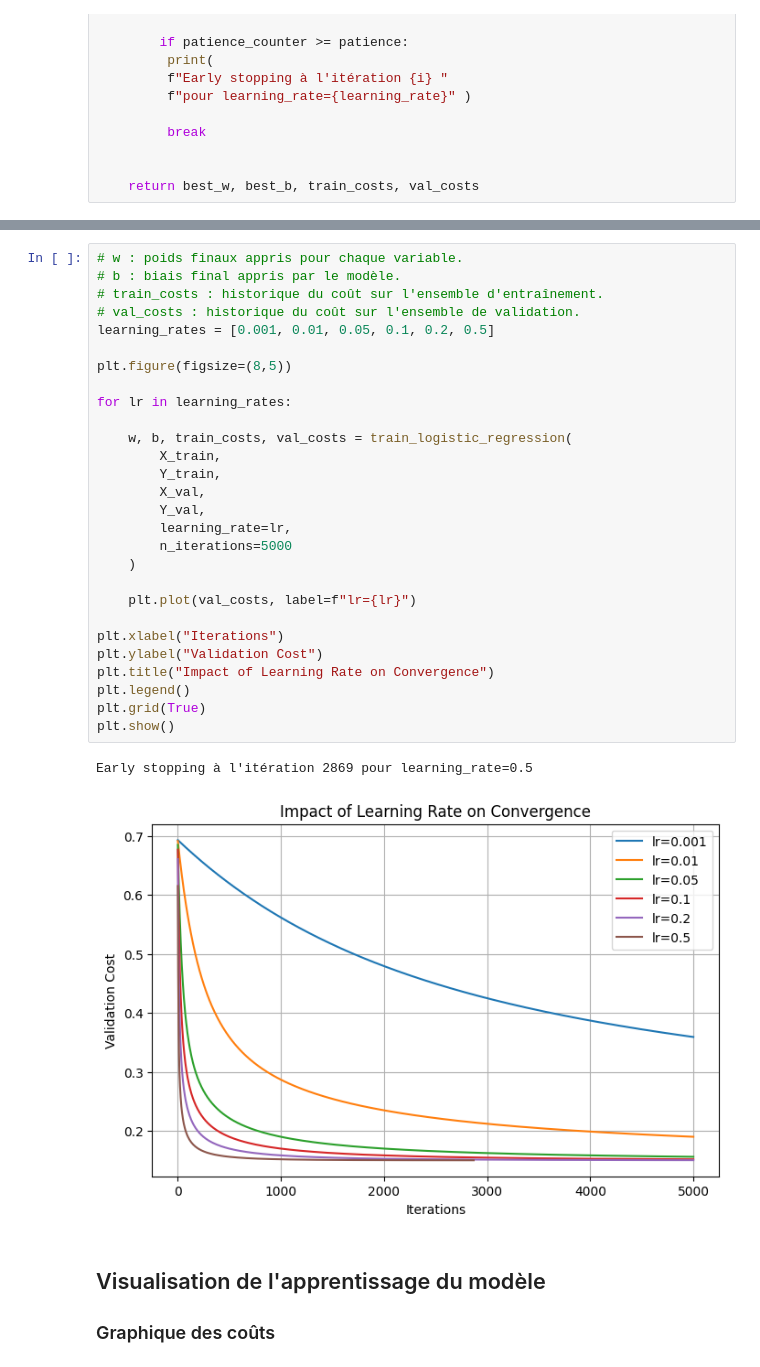
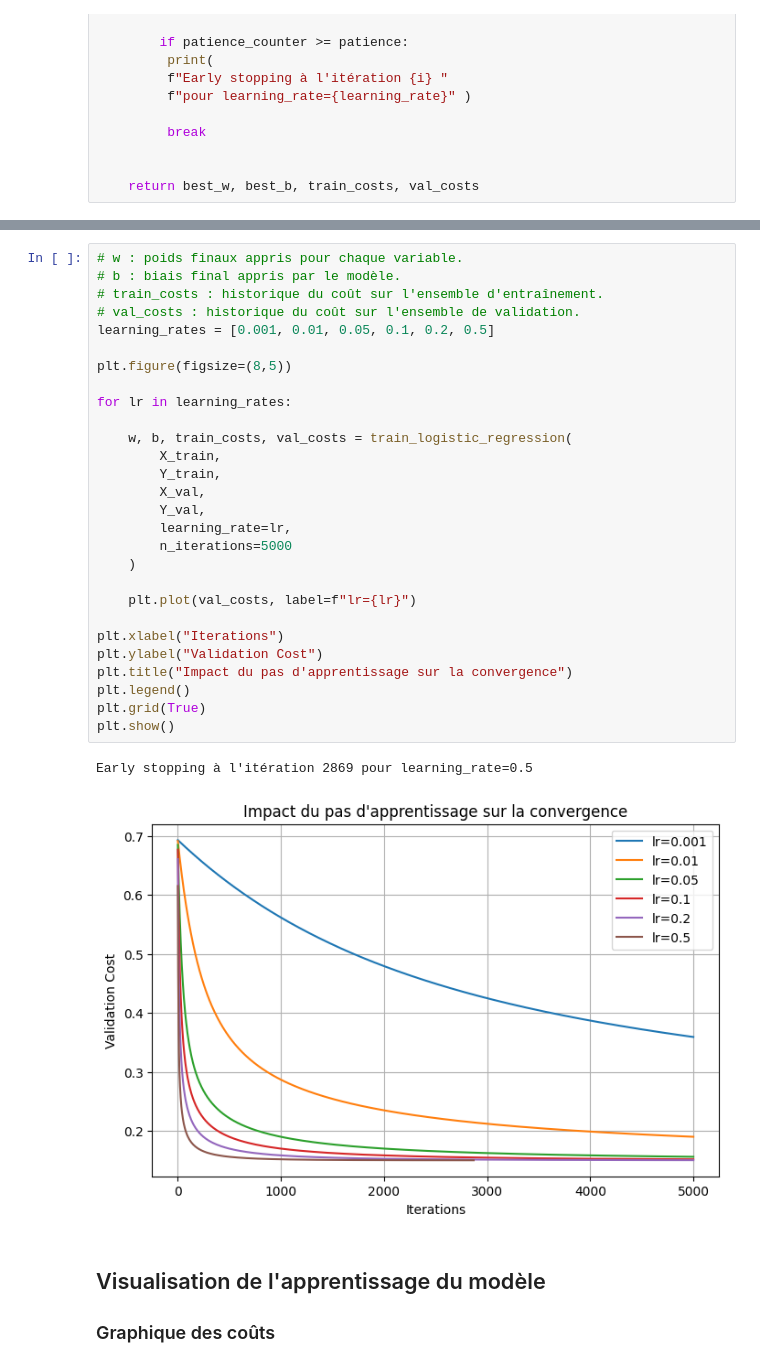
Before and after one commit to kenzalittlegenius/Projet_regression_logistique, a Jupyter notebook: regression_logistique.ipynb, the cells around one changed output, grey strips where cells are left out. Cells and saved outputs as stored; diff of their text form.

```diff
--- a/regression_logistique.ipynb
+++ b/regression_logistique.ipynb
@@ -397,34 +406,34 @@ for r in results:
 # %%
 # w : poids finaux appris pour chaque variable.
 # b : biais final appris par le modèle.
 # train_costs : historique du coût sur l'ensemble d'entraînement.
 # val_costs : historique du coût sur l'ensemble de validation.
 learning_rates = [0.001, 0.01, 0.05, 0.1, 0.2, 0.5]
 
 plt.figure(figsize=(8,5))
 
 for lr in learning_rates:
 
     w, b, train_costs, val_costs = train_logistic_regression(
         X_train,
         Y_train,
         X_val,
         Y_val,
         learning_rate=lr,
         n_iterations=5000
     )
 
     plt.plot(val_costs, label=f"lr={lr}")
 
 plt.xlabel("Iterations")
 plt.ylabel("Validation Cost")
-plt.title("Impact of Learning Rate on Convergence")
+plt.title("Impact du pas d'apprentissage sur la convergence")
 plt.legend()
 plt.grid(True)
 plt.show()
 # %% [output]
 Early stopping à l'itération 2869 pour learning_rate=0.5
-[figure, old version]
+[figure, new version]
 # %% [markdown]
 ## Visualisation de l'apprentissage du modèle
 ### Graphique des coûts
```
Also changed, not shown: parts of 18 cells of this notebook.
